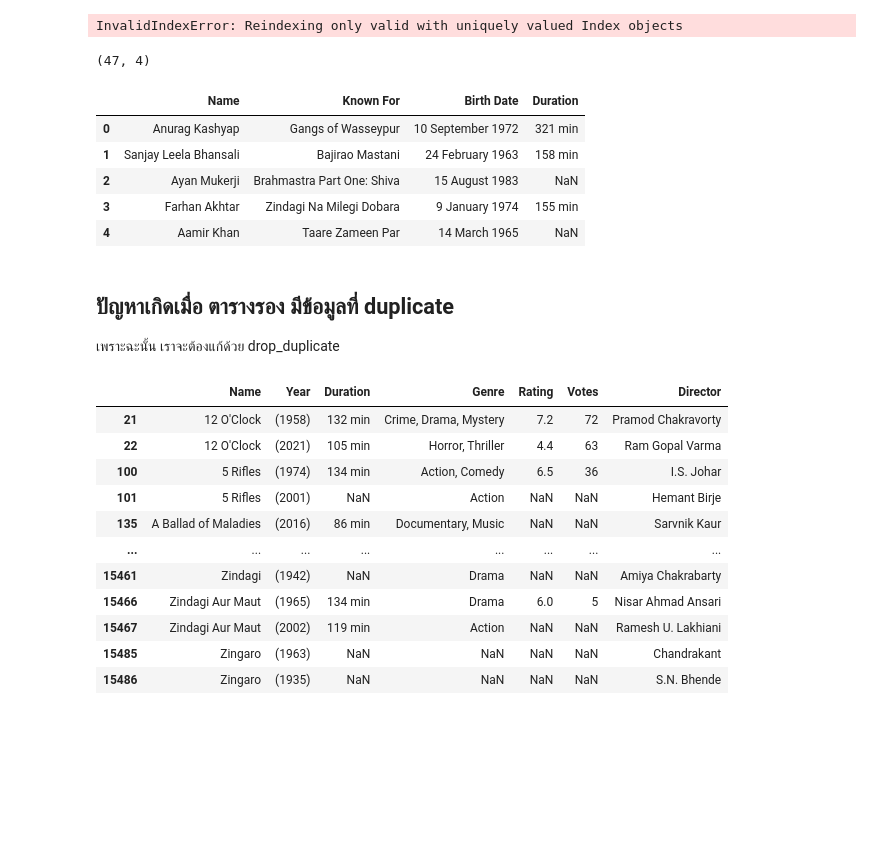
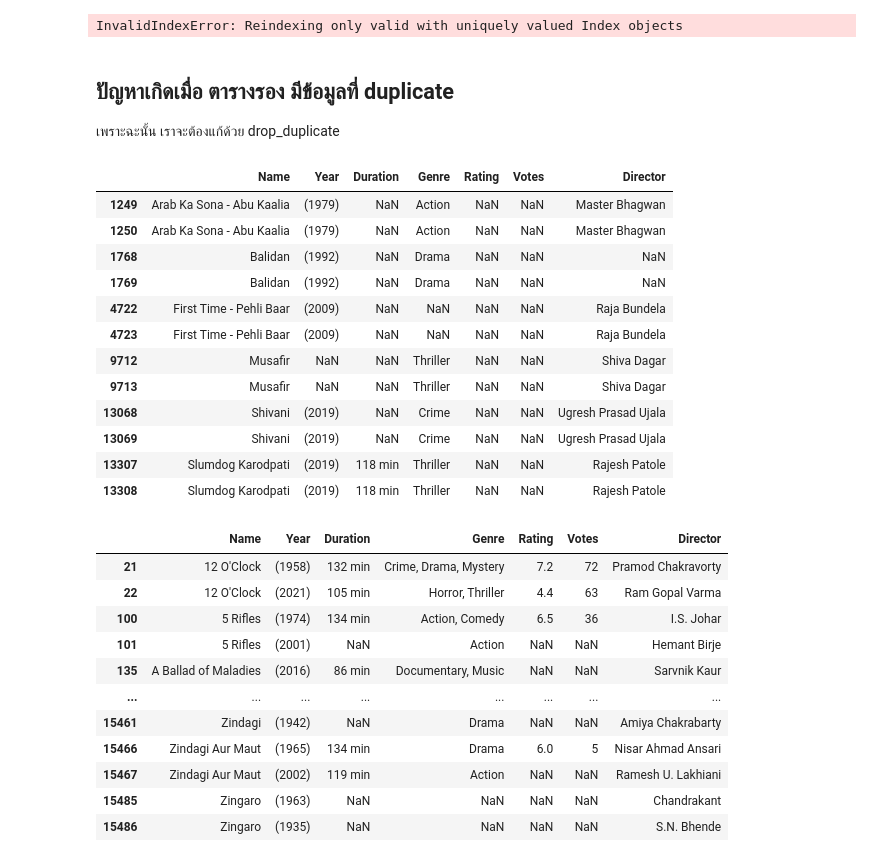
Before and after one commit to RatchanonPa/python_dataviz2024, a Jupyter notebook: Pandas102_2024.ipynb, the cells around one changed output. Drawn from its saved outputs; the diff is of its cells as text; code cells hidden in the pictures; blank space fills up the shorter version.

```diff
--- a/Pandas102_2024.ipynb
+++ b/Pandas102_2024.ipynb
@@ -69,7 +69,7 @@ Drama_Com_df.head()
 # %% [markdown]
 ### import ข้อมูล indian director
 # %%
-data_director = pd.read_csv('indian_director.csv', encoding='latin-1')
+data_director = pd.read_csv(os.path.join(path, 'indian_director.csv'), encoding='latin-1')
 data_director.head()
 # %% [output]
 |  | Position | Const | Created | Modified | Description | Name | Known For | Birth Date |
@@ -141,23 +141,23 @@ data_india[data_india['Name']=='Gangs of Wasseypur']
 data_director_sm['Known For'].map(data_india_sm.set_index('Name')['Duration'])
 # %% [output]
 InvalidIndexError: Reindexing only valid with uniquely valued Index objects
-# %%
-# Reset index of data_india_sm and drop duplicates based on 'Name' column, keeping the first occurrence
-data_india_sm_unique = data_india_sm.reset_index().drop_duplicates(subset='Name', keep='first').set_index('Name')
-
-# Now perform the mapping
-data_director_sm['Duration'] = data_director_sm['Known For'].map(data_india_sm_unique['Duration'])
-print(data_director_sm.shape)
-data_director_sm.head()
-# %% [output]
-(47, 4)
-|  | Name | Known For | Birth Date | Duration |
-| 0 | Anurag Kashyap | Gangs of Wasseypur | 10 September 1972 | 321 min |
-| 1 | Sanjay Leela Bhansali | Bajirao Mastani | 24 February 1963 | 158 min |
-| 2 | Ayan Mukerji | Brahmastra Part One: Shiva | 15 August 1983 | NaN |
-| 3 | Farhan Akhtar | Zindagi Na Milegi Dobara | 9 January 1974 | 155 min |
-| 4 | Aamir Khan | Taare Zameen Par | 14 March 1965 | NaN |
 # %% [markdown]
 ## ปัญหาเกิดเมื่อ ตารางรอง มีข้อมูลที่ duplicate
 เพราะฉะนั้น เราจะต้องแก้ด้วย drop_duplicate
+# %%
+data_india_sm[data_india_sm.duplicated(keep=False)] # check duplicated หาที่ซ้ำกันเป๊ะ
+# %% [output]
+|  | Name | Year | Duration | Genre | Rating | Votes | Director |
+| 1249 | Arab Ka Sona - Abu Kaalia | (1979) | NaN | Action | NaN | NaN | Master Bhagwan |
+| 1250 | Arab Ka Sona - Abu Kaalia | (1979) | NaN | Action | NaN | NaN | Master Bhagwan |
+| 1768 | Balidan | (1992) | NaN | Drama | NaN | NaN | NaN |
+| 1769 | Balidan | (1992) | NaN | Drama | NaN | NaN | NaN |
+| 4722 | First Time - Pehli Baar | (2009) | NaN | NaN | NaN | NaN | Raja Bundela |
+| 4723 | First Time - Pehli Baar | (2009) | NaN | NaN | NaN | NaN | Raja Bundela |
+| 9712 | Musafir | NaN | NaN | Thriller | NaN | NaN | Shiva Dagar |
+| 9713 | Musafir | NaN | NaN | Thriller | NaN | NaN | Shiva Dagar |
+| 13068 | Shivani | (2019) | NaN | Crime | NaN | NaN | Ugresh Prasad Ujala |
+| 13069 | Shivani | (2019) | NaN | Crime | NaN | NaN | Ugresh Prasad Ujala |
+| 13307 | Slumdog Karodpati | (2019) | 118 min | Thriller | NaN | NaN | Rajesh Patole |
+| 13308 | Slumdog Karodpati | (2019) | 118 min | Thriller | NaN | NaN | Rajesh Patole |
 # %%
```
Also changed, not shown: parts of 20 cells of this notebook.
